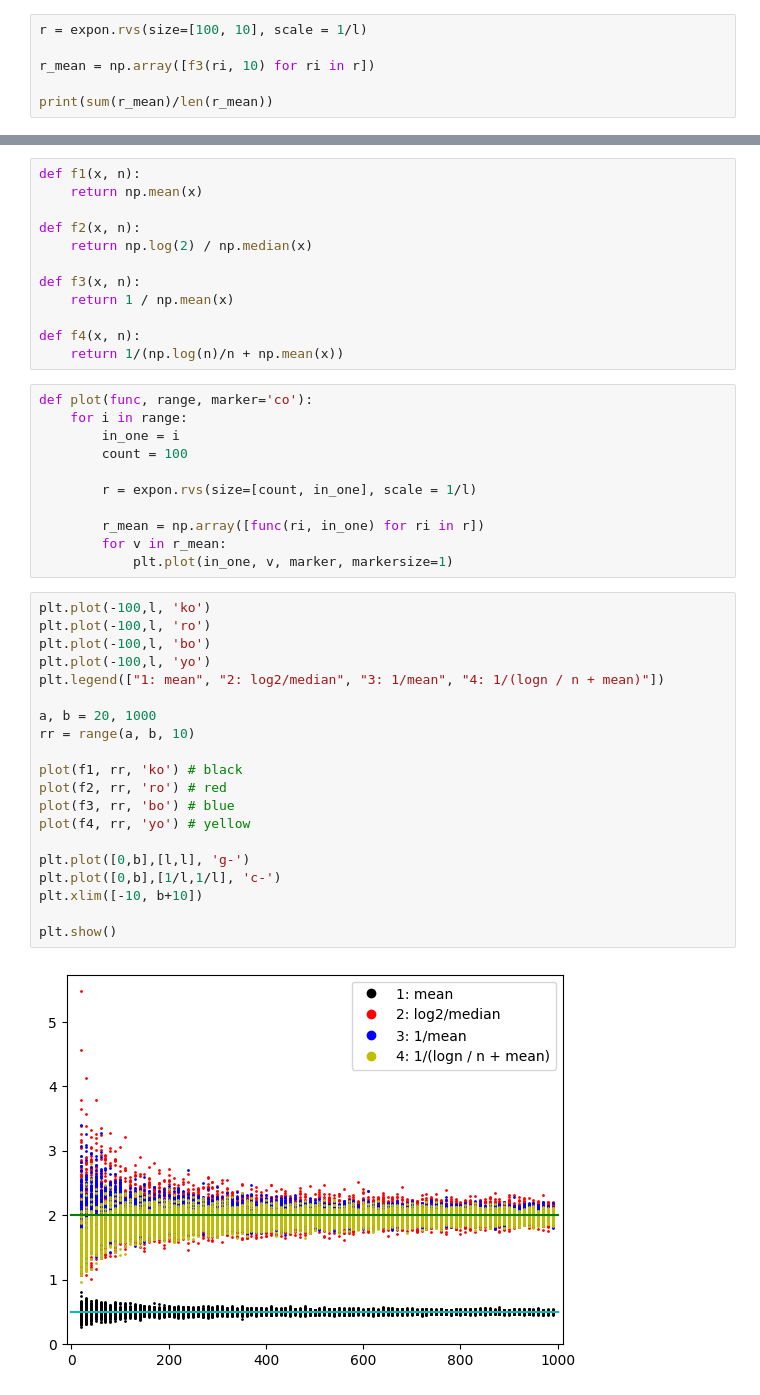
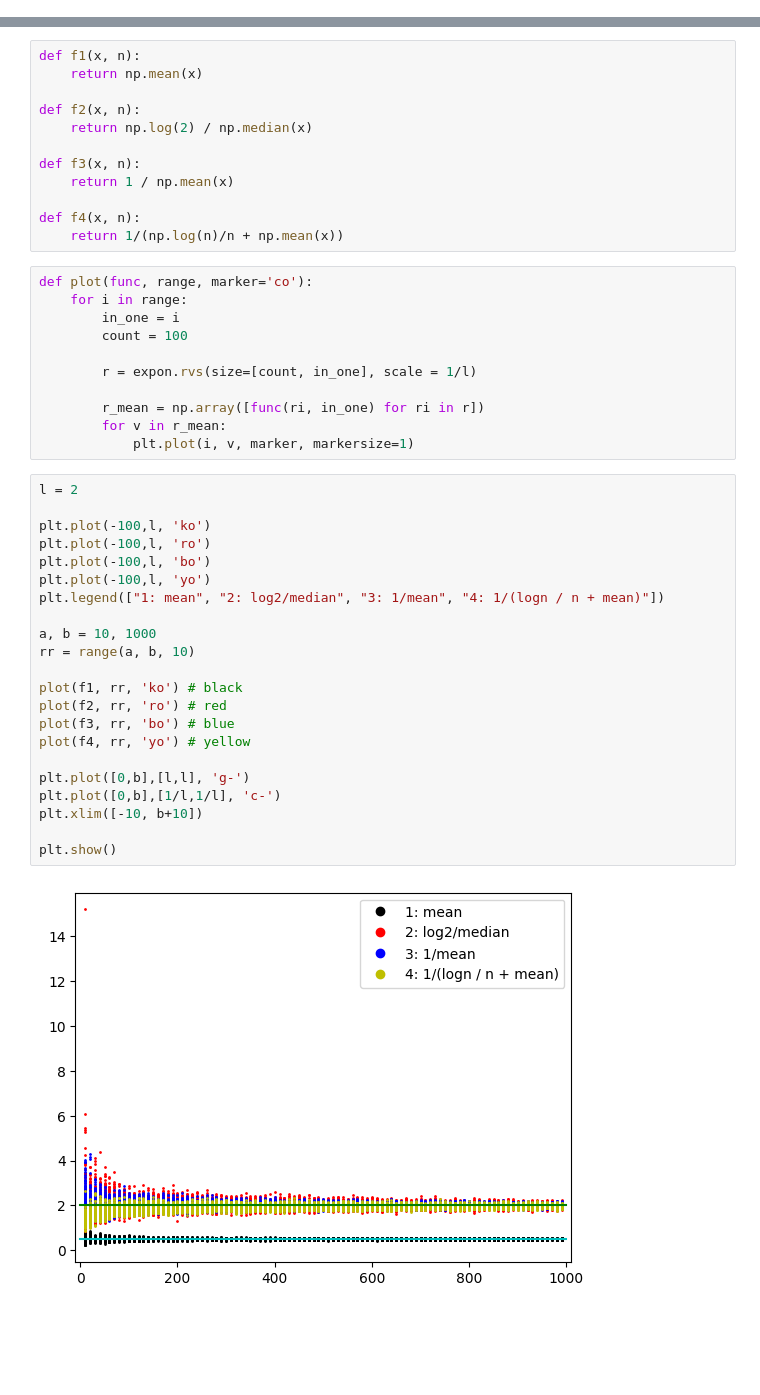
Before and after one commit to Dezzelshipc/CompMath, a Jupyter notebook: sem6-statistics/3.ipynb, the cells around one changed output, grey strips where cells are left out. Drawn from its saved outputs; the diff is of its cells as text; blank space fills up the shorter version.

```diff
--- a/sem6-statistics/3.ipynb
+++ b/sem6-statistics/3.ipynb
@@ -10,6 +7,0 @@ l = 2
-# %%
-r = expon.rvs(size=[100, 10], scale = 1/l)
-
-r_mean = np.array([f3(ri, 10) for ri in r])
-
-print(sum(r_mean)/len(r_mean))
@@ -37,26 +27,28 @@ def plot(func, range, marker='co'):
 
         r_mean = np.array([func(ri, in_one) for ri in r])
         for v in r_mean:
-            plt.plot(in_one, v, marker, markersize=1)
+            plt.plot(i, v, marker, markersize=1)
 # %%
+l = 2
+
 plt.plot(-100,l, 'ko')
 plt.plot(-100,l, 'ro')
 plt.plot(-100,l, 'bo')
 plt.plot(-100,l, 'yo')
 plt.legend(["1: mean", "2: log2/median", "3: 1/mean", "4: 1/(logn / n + mean)"])
 
-a, b = 20, 1000
+a, b = 10, 1000
 rr = range(a, b, 10)
 
 plot(f1, rr, 'ko') # black
 plot(f2, rr, 'ro') # red
 plot(f3, rr, 'bo') # blue
 plot(f4, rr, 'yo') # yellow
 
 plt.plot([0,b],[l,l], 'g-')
 plt.plot([0,b],[1/l,1/l], 'c-')
 plt.xlim([-10, b+10])
 
 plt.show()
 # %% [output]
-[figure, old version]
+[figure, new version]
```
Also changed, not shown: parts of 2 cells of this notebook, 27 other files.
